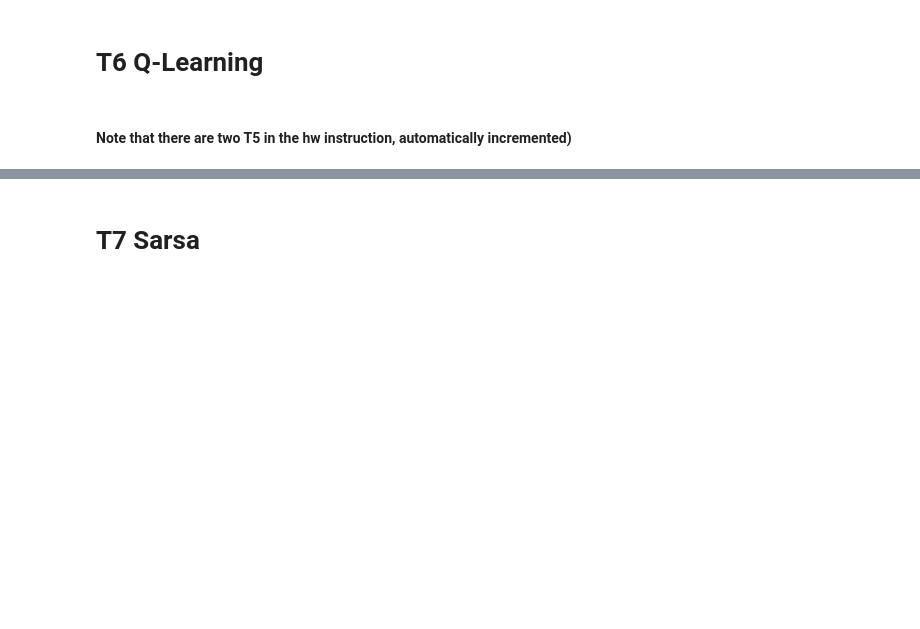
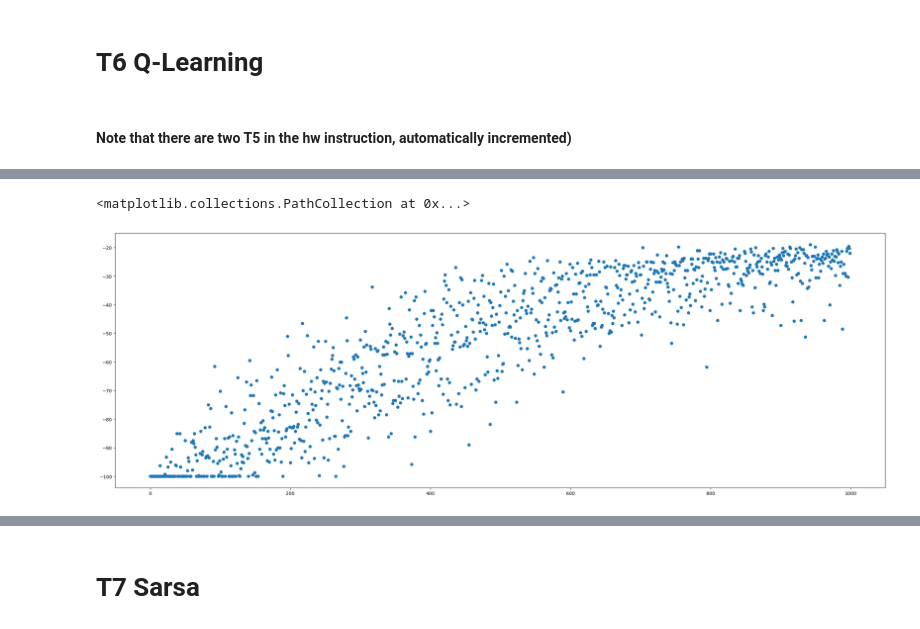
Before and after one commit to ckwojai/cmpe260-hws, a Jupyter notebook: hw2/hw2.ipynb, the cells around one changed output, grey strips where cells are left out. Cells and saved outputs as stored; diff of their text form; code cells hidden in the pictures; blank space fills up the shorter version.

Commit message:
update avg acc reward over 4 runs

```diff
--- a/hw2/hw2.ipynb
+++ b/hw2/hw2.ipynb
@@ -32,9 +32,9 @@ class Maze:
         self.layout = layout
 
     def get_random_state(self):
-        dS = self.dS
-        return choice(list(filter(self.validState, itertools.product(range(dS), repeat=2))))
-        # return (0,0)
+        # dS = self.dS
+        # return choice(list(filter(self.validState, itertools.product(range(dS), repeat=2))))
+        return (0,0)
 
     def get_trajectory_from_policy(self, s0, pi, num_iteration=10):
         if not self.validState(s0):
@@ -484,6 +489,6 @@ print(actionToWords(Maze.greedy_pick_action(Q[8,9])))
 # %%
 # Run it five times, and collect accumulated rewards for plotting
-num_runs = 5
+num_runs = 4
 rewards_across_runs = []
 for _ in range(num_runs):
     Q, rewards = maze.q_learning(max_ep=max_ep, max_step=100, eps=0.2, gamma=0.8, alpha=0.1)
@@ -490,0 +505,13 @@ for _ in range(num_runs):
+# %%
+avg_reward = []
+for j in range(max_ep):
+    tmp = 0
+    for i in range(num_runs):
+        tmp += rewards_across_runs[i][j]
+    avg_reward.append(tmp / num_runs)
+
+fig, ax = plt.subplots(figsize=(30,10))
+ax.scatter(range(max_ep), avg_reward)
+# %% [output]
+<matplotlib.collections.PathCollection at 0x...>
+[figure, added]
```
Also changed, not shown: parts of 9 cells of this notebook, 1 other file.
